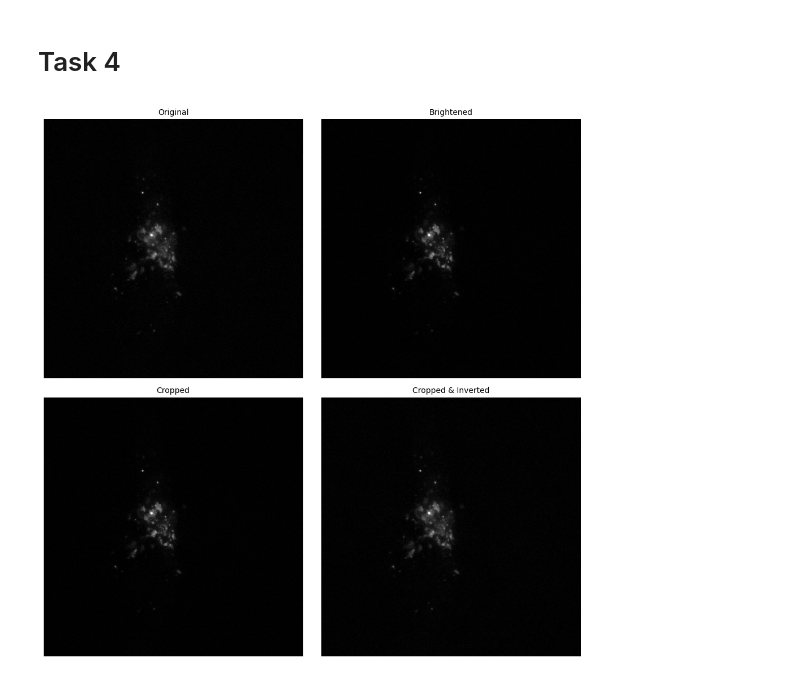
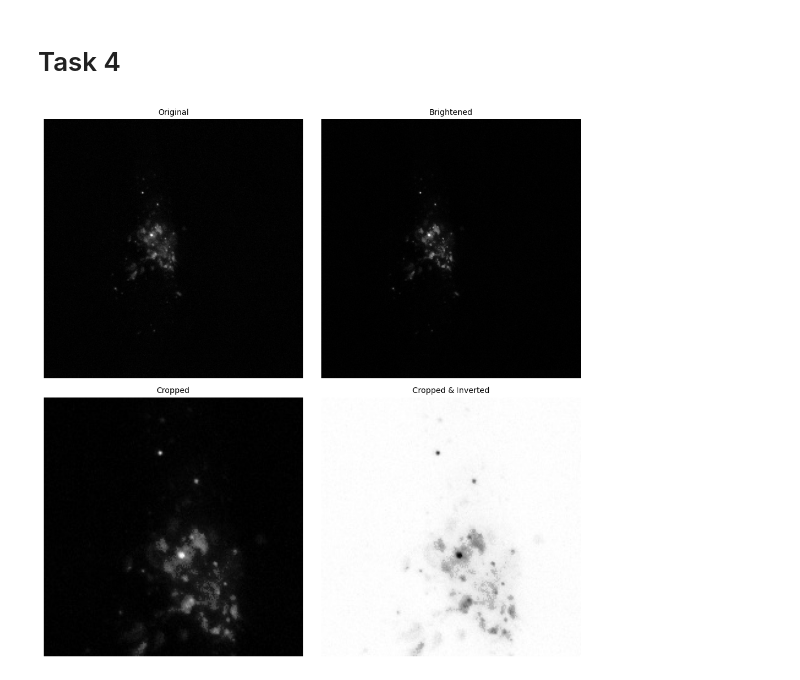
Before and after one commit to SPS-SP2273/learning-portfolio-2024-aug-immunoglobulinaustin, a Jupyter notebook: application_challenge/a_picture_worth_thousands_of_data_points/a_picture_worth_thousands_of_data_points.ipynb, the cells around one changed output. Cells and saved outputs as stored; diff of their text form; code cells hidden in the pictures.

Commit message:
Need shift cropped img downward

```diff
--- a/application_challenge/a_picture_worth_thousands_of_data_points/a_picture_worth_thousands_of_data_points.ipynb
+++ b/application_challenge/a_picture_worth_thousands_of_data_points/a_picture_worth_thousands_of_data_points.ipynb
@@ -94,34 +94,35 @@ fig, ax = plt.subplots(nrows=2, ncols=2, figsize=(10, 10))
 #assigning them into their 2D array position
 ax_original = ax[0, 0]
 ax_brightened = ax[0, 1]
 ax_cropped = ax[1, 0]
 ax_cropped_inverted = ax[1, 1]
 
 #Plotting
 ax[0, 0].imshow(img, cmap='gray')
 ax[0, 0].set_title('Original', fontsize = 10)
 ax[0, 0].axis('off') #removing axis for this subplot
 
 #For brightening of img
 brightened_img = img.astype(np.float32) #converting uint8 to float32, so can do masking. uint8 result might exceed 255, leading to error
 mask = brightened_img > 50
 brightened_img[mask] = brightened_img[mask] * 1.5 #if values >50, *1.5 and replace brightened_img
 #numpy.where()
 
 ax[0, 1].imshow(brightened_img, cmap='gray')
 ax[0, 1].set_title('Brightened', fontsize = 10)
 ax[0, 1].axis('off')
 
-# cropped_img = util.crop(brightened_img, ((1000 , 1000), (1500, 1500))), trial and error
-ax[1, 0].imshow(brightened_img, cmap='gray')
+cropped_img = util.crop(brightened_img, (100 , 200), (150, 200)) #trial and error. SHIFT IT DOWN MORE
+ax[1, 0].imshow(cropped_img, cmap='gray')
 ax[1, 0].set_title('Cropped', fontsize = 10)
 ax[1, 0].axis('off')
 
-ax[1, 1].imshow(img, cmap='gray')
+inverted_img = cropped_img.max() - cropped_img
+ax[1, 1].imshow(inverted_img, cmap='gray')
 ax[1, 1].set_title('Cropped & Inverted', fontsize = 10)
 ax[1, 1].axis('off')
 
 plt.tight_layout()
 plt.show()
 # %% [output]
-[figure, old version]
+[figure, new version]
```
